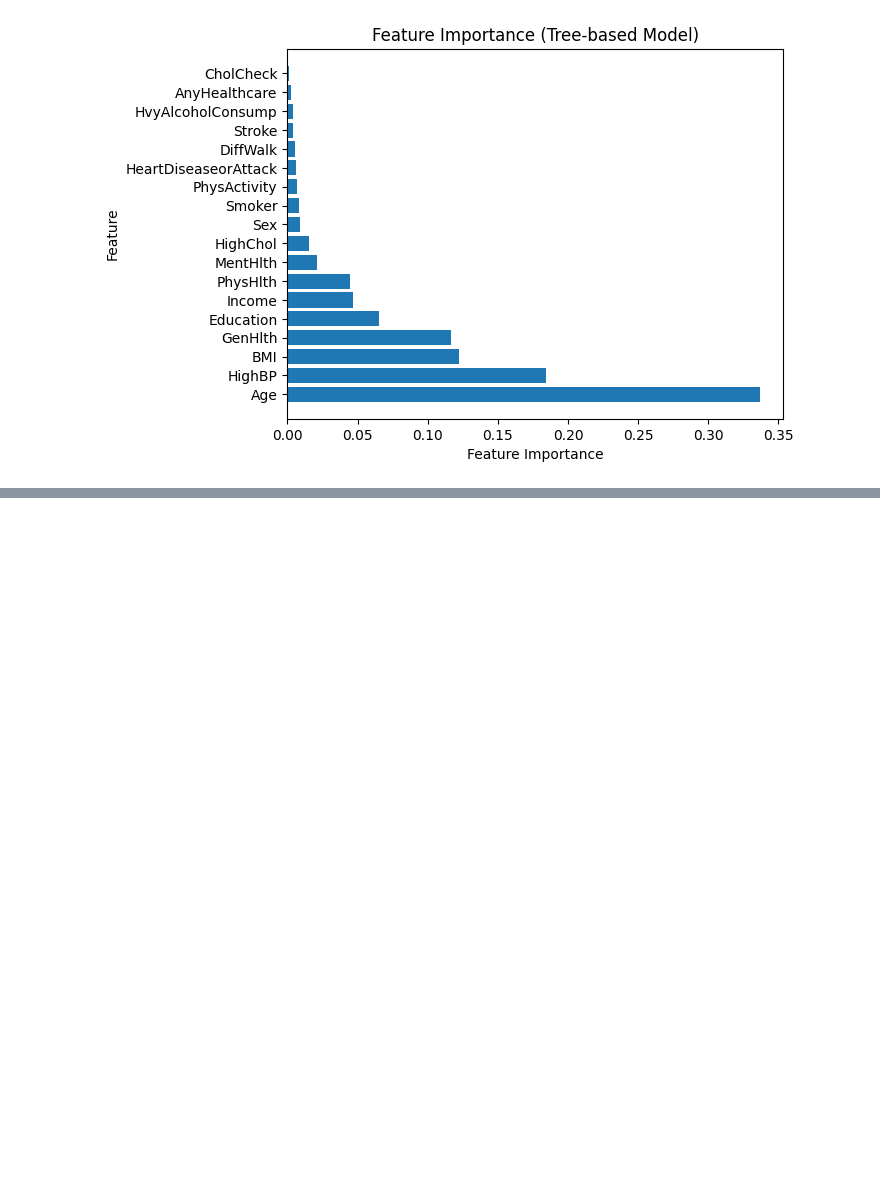
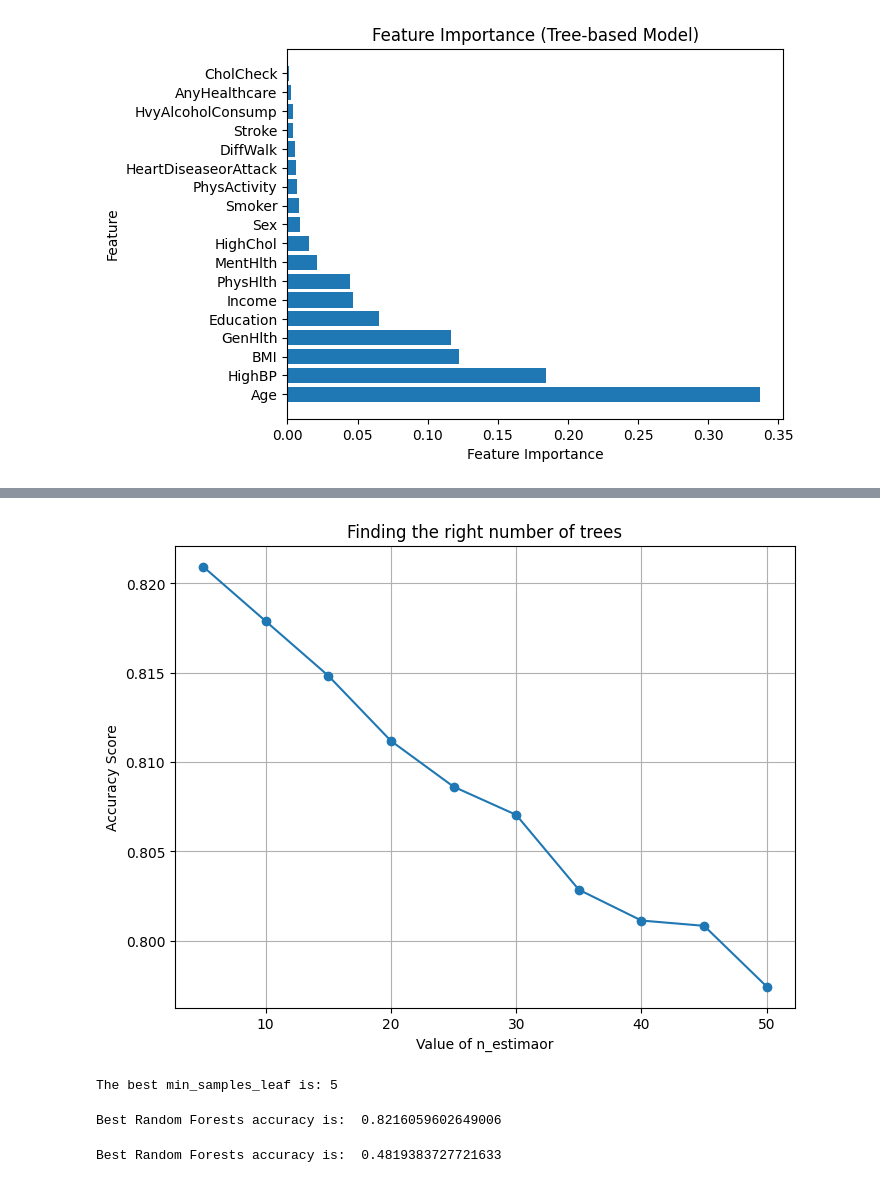
Before and after one commit to motagfr/Diabetes, a Jupyter notebook: DiabeteProject.ipynb, the cells around one changed output, grey strips where cells are left out. Drawn from its saved outputs; the diff is of its cells as text; code cells hidden in the pictures; blank space fills up the shorter version.

```diff
--- a/DiabeteProject.ipynb
+++ b/DiabeteProject.ipynb
@@ -347,0 +504,13 @@ plt.show()
+# %%
+ACC = []
+min_samples_leaf_options = [5,10,15,20,25,30,35,40,45,50]
+for trees in min_samples_leaf_options:
+    rf = RandomForestClassifier(min_samples_leaf = trees,
+                                max_features = 0.5,
+                                n_estimators = 60,
+                                random_state = 10)
+    rf.fit(X_train, y_train)
+    y_pred = rf.predict(X_val)
+    ACC.append(accuracy_score(y_val, y_pred))
+
+ACC
@@ -347,0 +528,38 @@ plt.show()
+# %%
+plt.figure(figsize=(8,6))
+plt.plot(min_samples_leaf_options, ACC, marker = "o")
+plt.xlabel("Value of n_estimaor")
+plt.ylabel("Accuracy Score")
+plt.title("Finding the right number of trees")
+plt.grid()
+# %% [output]
+[figure, added]
+# %%
+print("The best min_samples_leaf is:", min_samples_leaf_options[np.argmax(ACC)])
+# %% [output]
+The best min_samples_leaf is: 5
+# %%
+rf = RandomForestClassifier(min_samples_leaf = 5,
+                            max_features = 0.5,
+                            n_estimators = 60,
+                            random_state = 0)
+
+rf.fit(X_train, y_train)
+y_pred = rf.predict(X_test)
+acc_rf = accuracy_score(y_test, y_pred)
+
+print("Best Random Forests accuracy is: ", acc_rf)
+# %% [output]
+Best Random Forests accuracy is:  0.8216059602649006
+# %%
+rf = RandomForestClassifier(min_samples_leaf = 5,
+                            max_features = 0.5,
+                            n_estimators = 60,
+                            random_state = 1)
+rf.fit(X,y)
+y_pred = rf.predict(X)
+acc_rf = f1_score(y, y_pred)
+
+print("Best Random Forests accuracy is: ", acc_rf)
+# %% [output]
+Best Random Forests accuracy is:  0.4819383727721633
```
Also changed, not shown: parts of 16 cells of this notebook.
